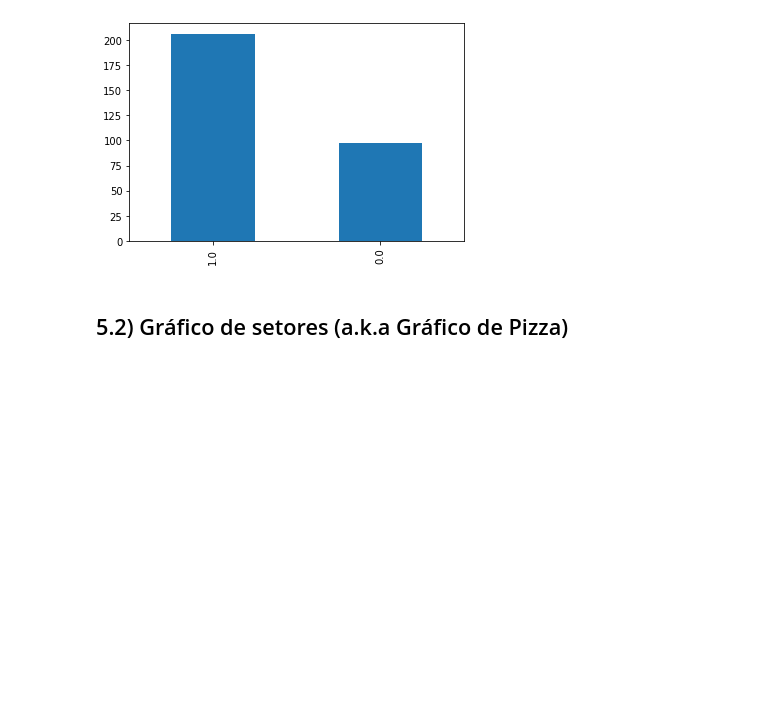
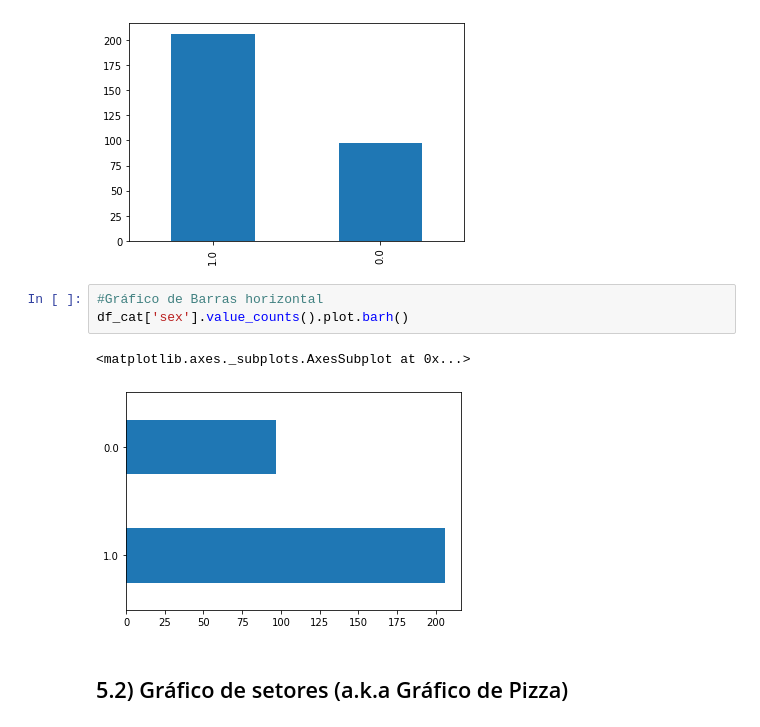
Before and after one commit to simplifique-treinamentos/notebooks-python, a Jupyter notebook: resumindo_dados.ipynb, the cells around one changed output. Cells and saved outputs as stored; diff of their text form; blank space fills up the shorter version.

```diff
--- a/resumindo_dados.ipynb
+++ b/resumindo_dados.ipynb
@@ -592,6 +512,12 @@ df_cat['sex'].value_counts().plot.bar()
 # %% [output]
 <matplotlib.axes._subplots.AxesSubplot at 0x...>
 [figure]
+# %%
+#Gráfico de Barras horizontal
+df_cat['sex'].value_counts().plot.barh()
+# %% [output]
+<matplotlib.axes._subplots.AxesSubplot at 0x...>
+[figure, added]
 # %% [markdown]
 ## 5.2) Gráfico de setores (a.k.a Gráfico de Pizza)
 # %% [markdown]
```
Also changed, not shown: parts of 17 cells of this notebook.
